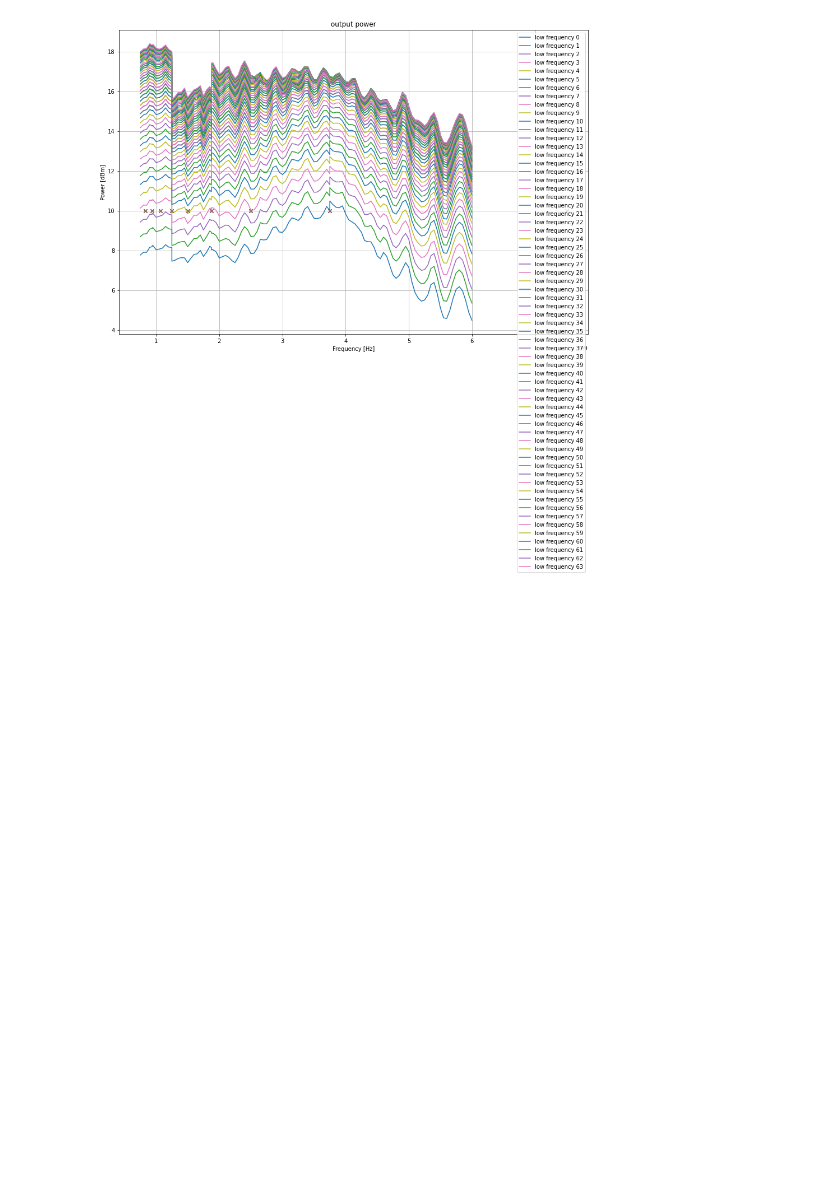
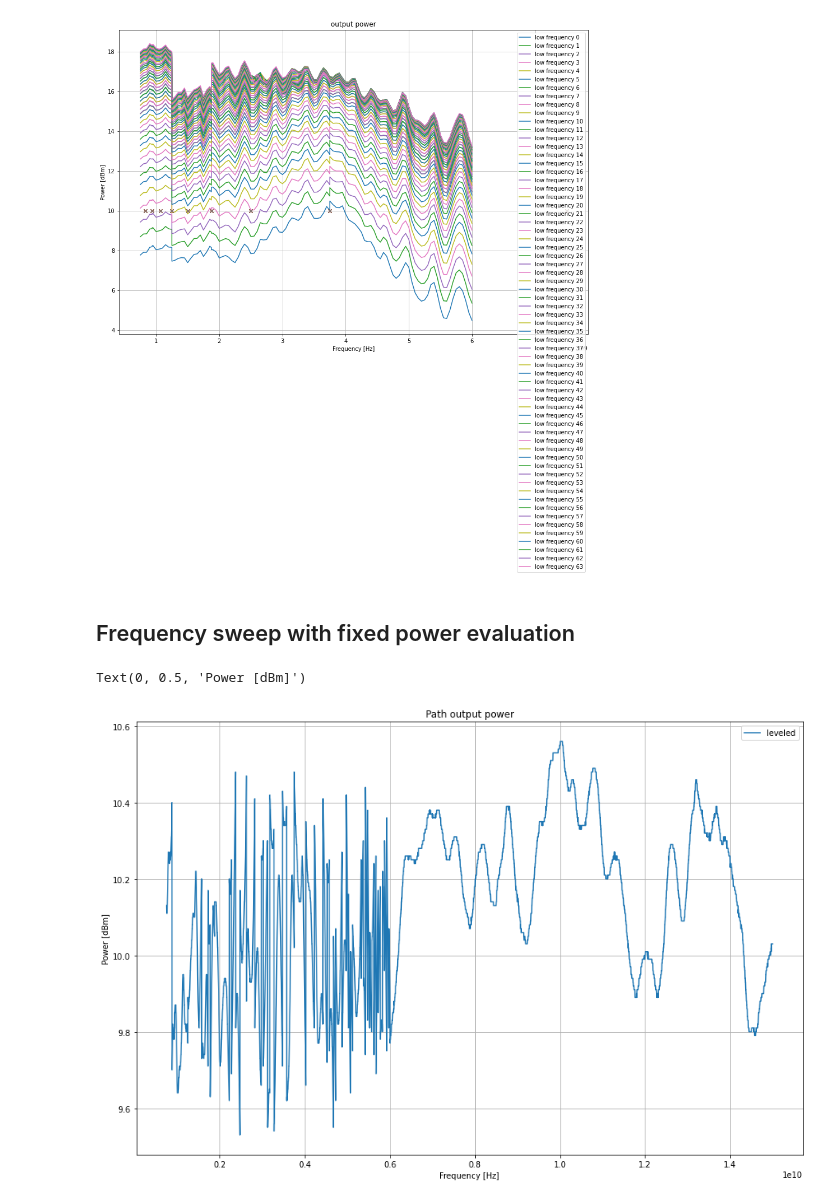
Before and after one commit to bjohan/portableTransceiver, a Jupyter notebook: sw/rf_if_converter/meas/leveling_experiments.ipynb, the cells around one changed output. Cells and saved outputs as stored; diff of their text form; code cells hidden in the pictures; blank space fills up the shorter version.

```diff
--- a/sw/rf_if_converter/meas/leveling_experiments.ipynb
+++ b/sw/rf_if_converter/meas/leveling_experiments.ipynb
@@ -16,7 +16,7 @@ plt.rcParams['figure.figsize'] = [15, 10]
 ps = wavetek_8502.Wavetek8502()
 cn = hp_5340a.Hp5340A()
 
-ric = rf_if_converter.RfIfConverter('/dev/ttyUSB0', fosc=280e6, mash_order=3)
+ric = rf_if_converter.RfIfConverter('/dev/ttyUSB0', fosc=280e6, mash_order=3, levelMapFile='sn0_power_map_0_75_to_6GHz.mat')
 # %% [output]
 Waiting for LMX2594 to boot
 Booted successfully
@@ -24,8 +24,8 @@ Created LMX object wit fosc 280.0
 FPD is 140.000000 MHz
 # %%
 fstart = 750e6;
-fstop = 6e9;
-fres = 50e6;
+fstop = 15e9;
+fres = 10e6/5;
 fsweep = np.linspace(fstart, fstop, int((fstop-fstart)/fres)+1);
 chdivs = np.array([1, 2, 4, 6, 8, 12, 16, 24, 32, 48, 64, 72, 96, 128, 192, 256, 384, 512, 768]);
 divF = 7.5e9/chdivs;
@@ -104,3 +104,23 @@ Text(0, 0.5, 'Power [dBm]')
 # %%
 saveDict = {'fs':fsweep, 'ps':powerSettings, 'po':powers}
 sio.savemat('sn0_power_map_0_75_to_6GHz.mat', saveDict)
+# %% [markdown]
+## Frequency sweep with fixed power evaluation
+# %%
+powers = []
+powerLevel=10.0
+
+for f in fsweep:
+    ric.setFrequency(f, powerLevel)
+    powers.append(ps.readChannelB(f))
+# %%
+plt.figure()
+plt.title('Path output power');
+plt.plot(fsweep, powers, label='leveled');
+plt.grid(True)
+plt.xlabel('Frequency [Hz]')
+plt.legend()
+plt.ylabel('Power [dBm]')
+# %% [output]
+Text(0, 0.5, 'Power [dBm]')
+[figure, added]
```
Also changed, not shown: 1 other file.
